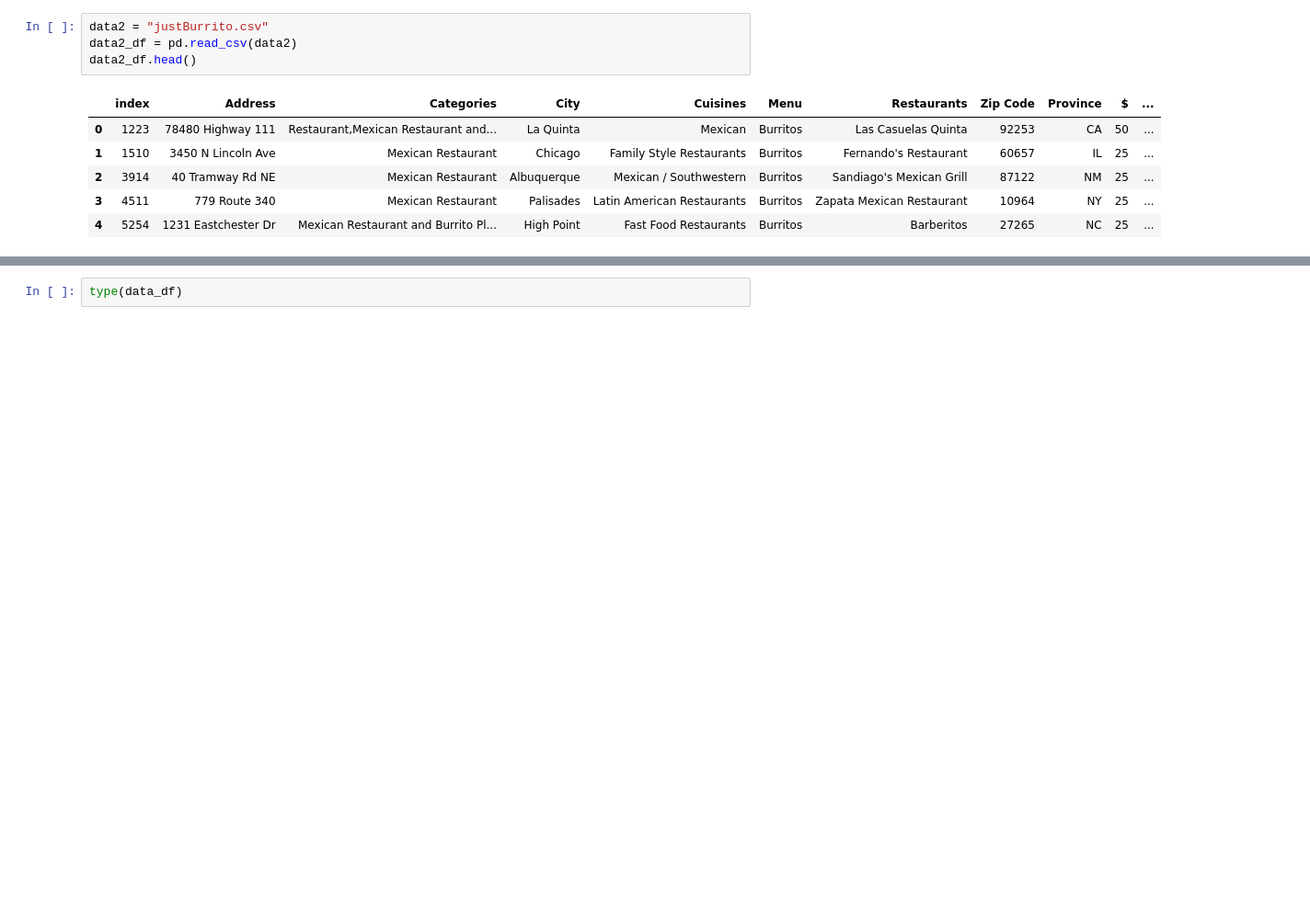
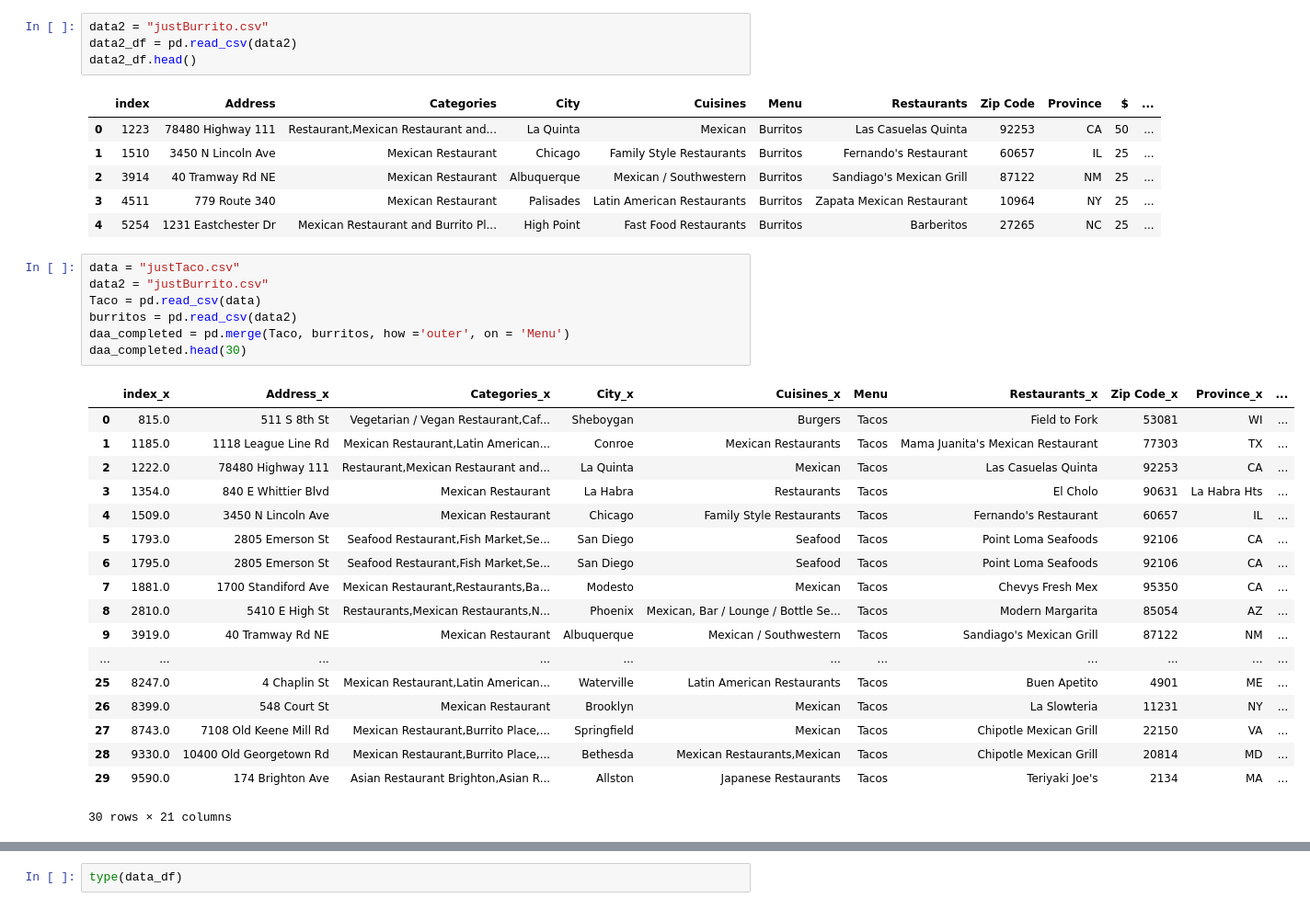
Before and after one commit to cindzzi/Datathon19-Goldman-Sachs-, a Jupyter notebook: Database.ipynb, the cells around one changed output, grey strips where cells are left out. Shown at 92% size. Saved outputs shown, nothing was run; the diff lists cells and outputs as text; blank space fills up the shorter version.

```diff
--- a/Database.ipynb
+++ b/Database.ipynb
@@ -28,6 +29,32 @@ data2_df.head()
 | 2 | 3914 | 40 Tramway Rd NE | Mexican Restaurant | Albuquerque | Mexican / Southwestern | Burritos | Sandiago's Mexican Grill | 87122 | NM | 25 | ... |
 | 3 | 4511 | 779 Route 340 | Mexican Restaurant | Palisades | Latin American Restaurants | Burritos | Zapata Mexican Restaurant | 10964 | NY | 25 | ... |
 | 4 | 5254 | 1231 Eastchester Dr | Mexican Restaurant and Burrito Pl... | High Point | Fast Food Restaurants | Burritos | Barberitos | 27265 | NC | 25 | ... |
+# %%
+data = "justTaco.csv"
+data2 = "justBurrito.csv"
+Taco = pd.read_csv(data)
+burritos = pd.read_csv(data2)
+daa_completed = pd.merge(Taco, burritos, how ='outer', on = 'Menu')
+daa_completed.head(30)
+# %% [output]
+|  | index_x | Address_x | Categories_x | City_x | Cuisines_x | Menu | Restaurants_x | Zip Code_x | Province_x | ... |
+| 0 | 815.0 | 511 S 8th St | Vegetarian / Vegan Restaurant,Caf... | Sheboygan | Burgers | Tacos | Field to Fork | 53081 | WI | ... |
+| 1 | 1185.0 | 1118 League Line Rd | Mexican Restaurant,Latin American... | Conroe | Mexican Restaurants | Tacos | Mama Juanita's Mexican Restaurant | 77303 | TX | ... |
+| 2 | 1222.0 | 78480 Highway 111 | Restaurant,Mexican Restaurant and... | La Quinta | Mexican | Tacos | Las Casuelas Quinta | 92253 | CA | ... |
+| 3 | 1354.0 | 840 E Whittier Blvd | Mexican Restaurant | La Habra | Restaurants | Tacos | El Cholo | 90631 | La Habra Hts | ... |
+| 4 | 1509.0 | 3450 N Lincoln Ave | Mexican Restaurant | Chicago | Family Style Restaurants | Tacos | Fernando's Restaurant | 60657 | IL | ... |
+| 5 | 1793.0 | 2805 Emerson St | Seafood Restaurant,Fish Market,Se... | San Diego | Seafood | Tacos | Point Loma Seafoods | 92106 | CA | ... |
+| 6 | 1795.0 | 2805 Emerson St | Seafood Restaurant,Fish Market,Se... | San Diego | Seafood | Tacos | Point Loma Seafoods | 92106 | CA | ... |
+| 7 | 1881.0 | 1700 Standiford Ave | Mexican Restaurant,Restaurants,Ba... | Modesto | Mexican | Tacos | Chevys Fresh Mex | 95350 | CA | ... |
+| 8 | 2810.0 | 5410 E High St | Restaurants,Mexican Restaurants,N... | Phoenix | Mexican, Bar / Lounge / Bottle Se... | Tacos | Modern Margarita | 85054 | AZ | ... |
+| 9 | 3919.0 | 40 Tramway Rd NE | Mexican Restaurant | Albuquerque | Mexican / Southwestern | Tacos | Sandiago's Mexican Grill | 87122 | NM | ... |
+| ... | ... | ... | ... | ... | ... | ... | ... | ... | ... | ... |
+| 25 | 8247.0 | 4 Chaplin St | Mexican Restaurant,Latin American... | Waterville | Latin American Restaurants | Tacos | Buen Apetito | 4901 | ME | ... |
+| 26 | 8399.0 | 548 Court St | Mexican Restaurant | Brooklyn | Mexican | Tacos | La Slowteria | 11231 | NY | ... |
+| 27 | 8743.0 | 7108 Old Keene Mill Rd | Mexican Restaurant,Burrito Place,... | Springfield | Mexican | Tacos | Chipotle Mexican Grill | 22150 | VA | ... |
+| 28 | 9330.0 | 10400 Old Georgetown Rd | Mexican Restaurant,Burrito Place,... | Bethesda | Mexican Restaurants,Mexican | Tacos | Chipotle Mexican Grill | 20814 | MD | ... |
+| 29 | 9590.0 | 174 Brighton Ave | Asian Restaurant Brighton,Asian R... | Allston | Japanese Restaurants | Tacos | Teriyaki Joe's | 2134 | MA | ... |
+30 rows × 21 columns
 # %%
 data2_df['Province'].value_counts()
 # %% [output]
```
Also changed, not shown: parts of 10 cells of this notebook, 7 other files.
